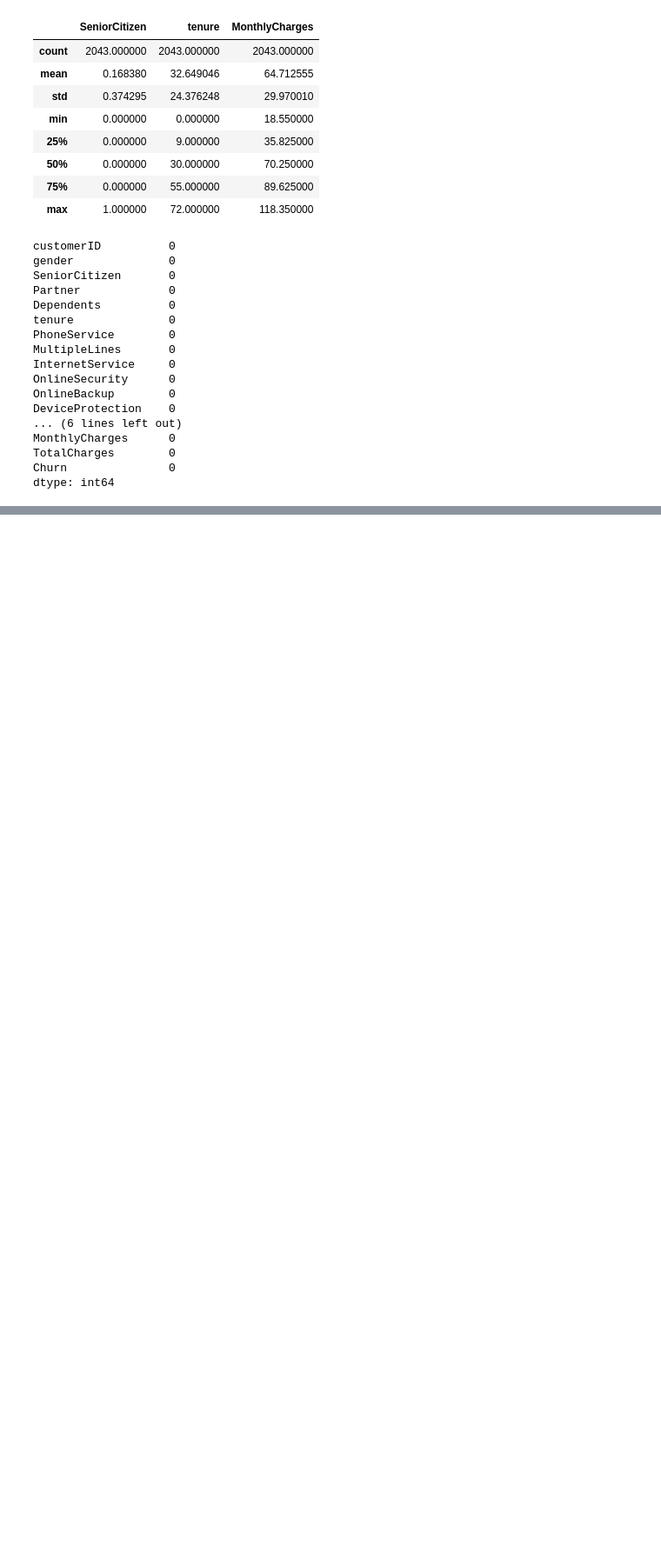
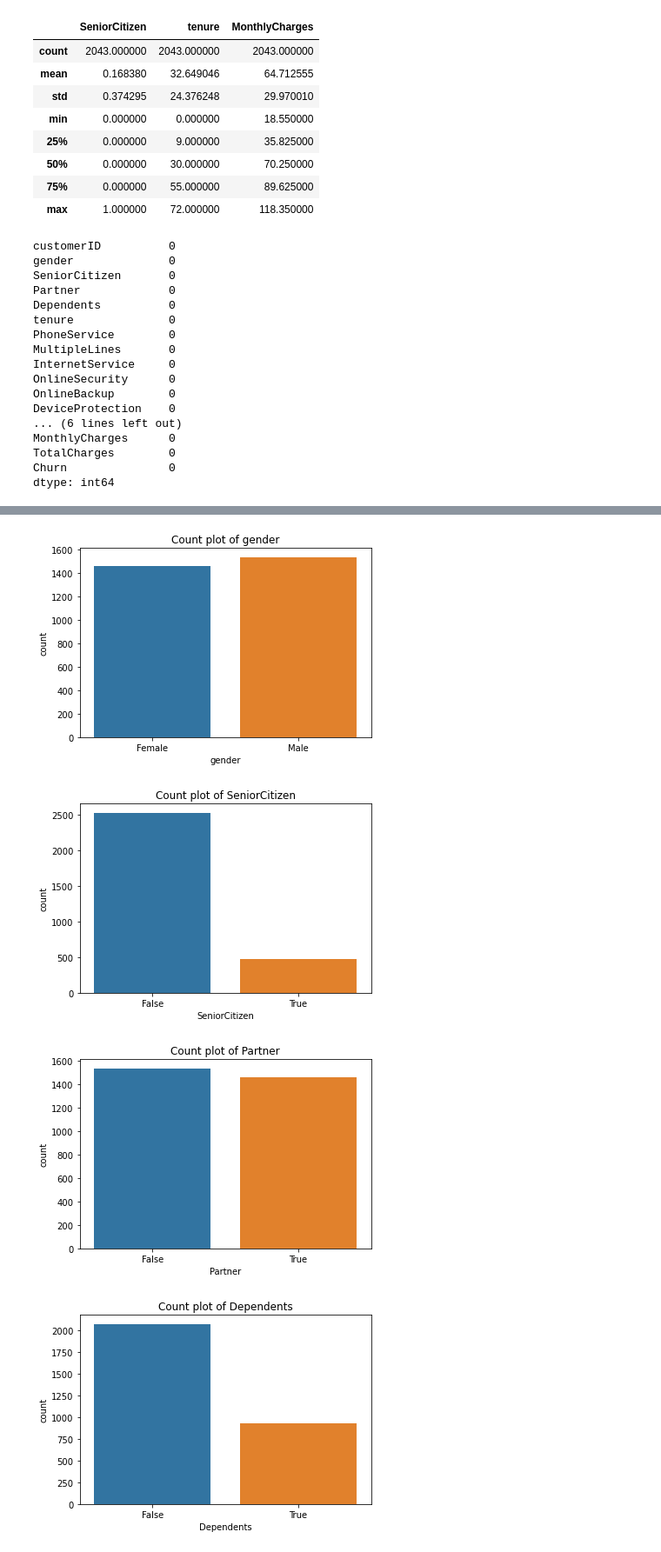
Before and after one commit to Aseye-Amedofu/Customer-churn-classification-project, a Jupyter notebook: LP2_Classification_Telco_customer_churn.ipynb, the cells around one changed output, grey strips where cells are left out. Shown at 87% size. Cells and saved outputs as stored; diff of their text form; code cells hidden in the pictures; blank space fills up the shorter version.

```diff
--- a/LP2_Classification_Telco_customer_churn.ipynb
+++ b/LP2_Classification_Telco_customer_churn.ipynb
@@ -232 +504,5 @@ df_excel.describe()
+# %%
+# Impute the missing values in TotalCharges using the median
+median_total_charges = df_test['TotalCharges'].median()
+df_test['TotalCharges'] = df_test['TotalCharges'].fillna(median_total_charges)
 # %%
@@ -334,0 +650,14 @@ TotalCharges is supposed to be float64 type but is object in df_excel
+# %%
+# Check uniqueness of non-numeric columns
+
+# List of columns to get unique values from
+non_numeric_columns = ['gender', 'SeniorCitizen', 'Partner', 'Dependents', 'PhoneService', 'MultipleLines', 'InternetService',
+                       'OnlineSecurity', 'OnlineBackup', 'DeviceProtection', 'TechSupport', 'StreamingTV', 'StreamingMovies', 'Contract',
+                       'PaperlessBilling', 'PaymentMethod', 'Churn']
+
+# Iterate over the columns and print unique values
+for column in non_numeric_columns:
+    unique_values = df_csv[column].unique()
+    print(f"Unique values in column {column}:")
+    print(unique_values)
+    print()
@@ -334,0 +684,28 @@ TotalCharges is supposed to be float64 type but is object in df_excel
+# %%
+# Categorical variables
+categorical_columns = ['gender', 'SeniorCitizen', 'Partner', 'Dependents', 'PhoneService',
+                       'MultipleLines', 'InternetService', 'OnlineSecurity', 'OnlineBackup',
+                       'DeviceProtection', 'TechSupport', 'StreamingTV', 'StreamingMovies',
+                       'Contract', 'PaperlessBilling', 'PaymentMethod', 'Churn']
+
+for column in categorical_columns:
+    sns.countplot(x=column, data=df_db1)
+    plt.title(f'Count plot of {column}')
+    plt.show()
+
+# Numerical variables
+numerical_columns = ['tenure', 'MonthlyCharges', 'TotalCharges']
+
+for column in numerical_columns:
+    sns.histplot(df_db1[column])
+    plt.title(f'Histogram of {column}')
+    plt.show()
+
+    sns.boxplot(x=column, data=df_db1)
+    plt.title(f'Box plot of {column}')
+    plt.show()
+# %% [output]
+[figure, added]
+[figure, added]
+[figure, added]
+[figure, added]
```
Also changed, not shown: parts of 101 cells of this notebook.
